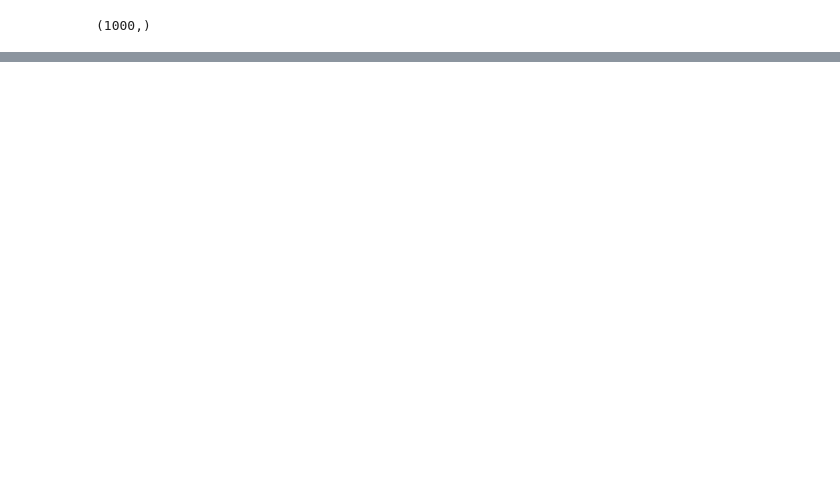
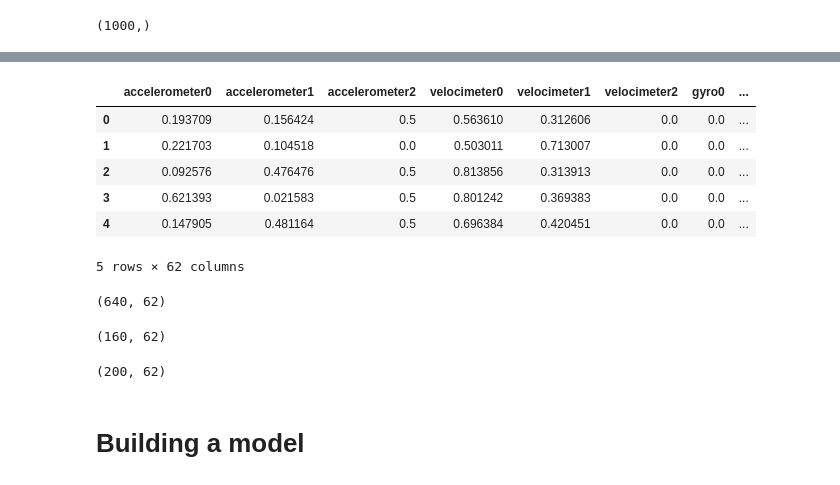
Before and after one commit to Shirkanzilla/predictive-control-switch, a Jupyter notebook: Safety-Gymnasium/create_dataset.ipynb, the cells around one changed output, grey strips where cells are left out. Saved outputs shown, nothing was run; the diff lists cells and outputs as text; code cells hidden in the pictures; blank space fills up the shorter version.

```diff
--- a/Safety-Gymnasium/create_dataset.ipynb
+++ b/Safety-Gymnasium/create_dataset.ipynb
@@ -115,0 +458,20 @@ labels.shape
+# %%
+# Seperate the dataset into data and label again
+X = df.drop(columns=["exp_cost"])
+y = df.exp_cost
+# %%
+# Scaling the data with MinMaxScaler
+from sklearn.preprocessing import MinMaxScaler
+
+scaler = MinMaxScaler((0,1))
+scaled = scaler.fit_transform(X)
+scaled_X = pd.DataFrame(scaled, columns=obs_column_names)
+scaled_X.head()
+# %% [output]
+|  | accelerometer0 | accelerometer1 | accelerometer2 | velocimeter0 | velocimeter1 | velocimeter2 | gyro0 | ... |
+| 0 | 0.193709 | 0.156424 | 0.5 | 0.563610 | 0.312606 | 0.0 | 0.0 | ... |
+| 1 | 0.221703 | 0.104518 | 0.0 | 0.503011 | 0.713007 | 0.0 | 0.0 | ... |
+| 2 | 0.092576 | 0.476476 | 0.5 | 0.813856 | 0.313913 | 0.0 | 0.0 | ... |
+| 3 | 0.621393 | 0.021583 | 0.5 | 0.801242 | 0.369383 | 0.0 | 0.0 | ... |
+| 4 | 0.147905 | 0.481164 | 0.5 | 0.696384 | 0.420451 | 0.0 | 0.0 | ... |
+5 rows × 62 columns
@@ -115,0 +483,14 @@ labels.shape
+# %%
+X_train.shape
+# %% [output]
+(640, 62)
+# %%
+X_validate.shape
+# %% [output]
+(160, 62)
+# %%
+X_test.shape
+# %% [output]
+(200, 62)
+# %% [markdown]
+# Building a model
```
Also changed, not shown: parts of 23 cells of this notebook, 2 other files.
